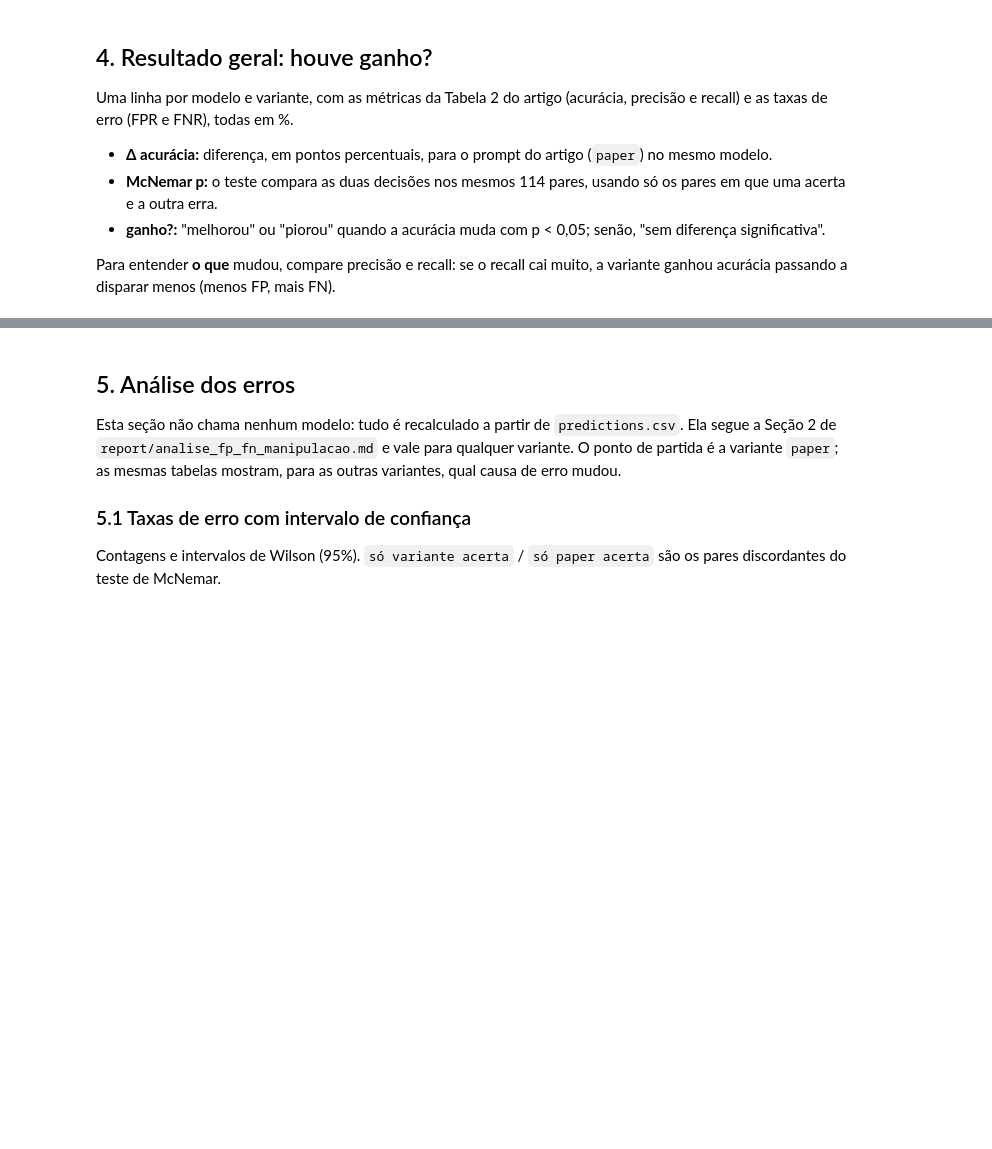
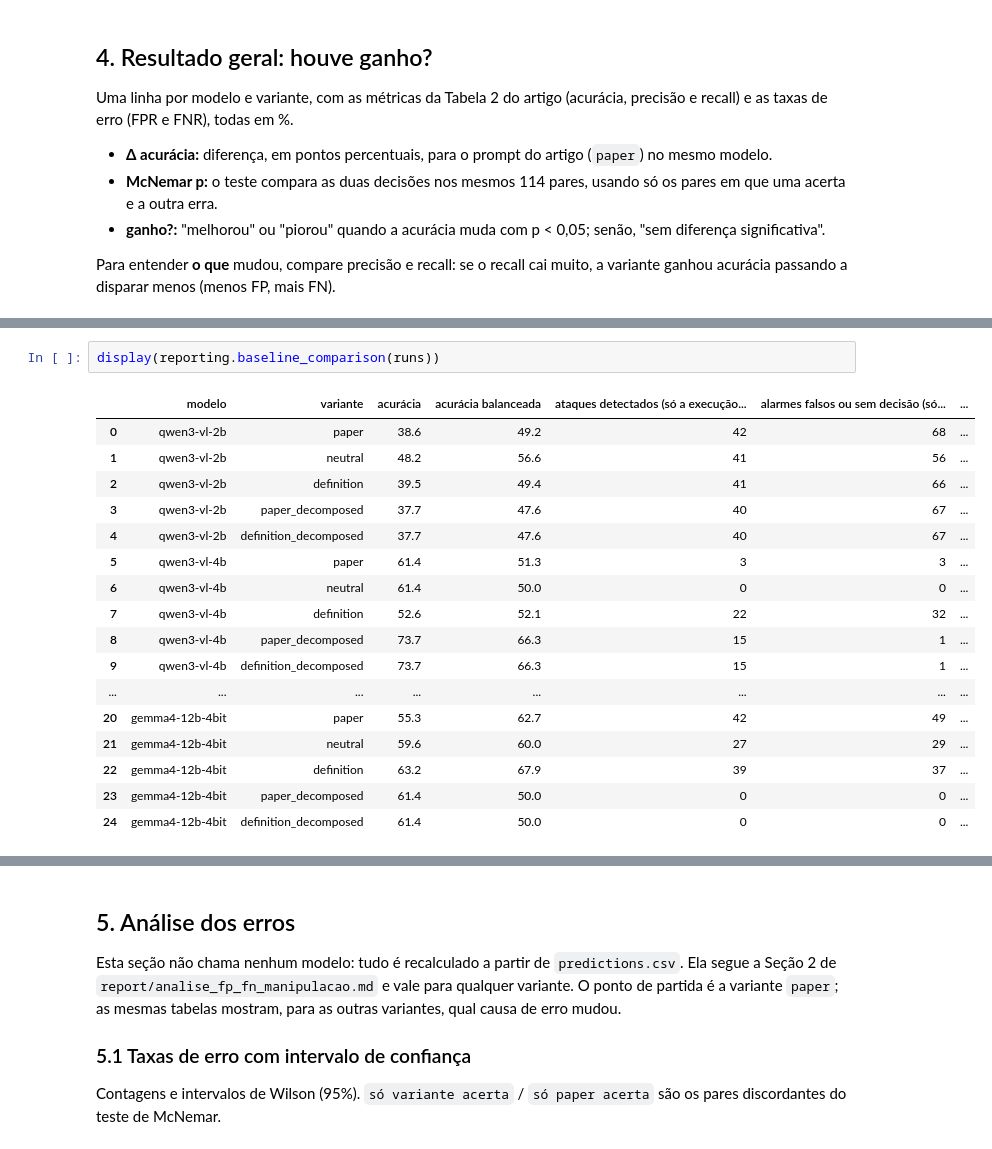
Before and after one commit to lucascouri2/viddar_rep, a Jupyter notebook: notebooks/benchmark_manipulacao.ipynb, the cells around one changed output, grey strips where cells are left out. Drawn from its saved outputs; the diff is of its cells as text; blank space fills up the shorter version.

```diff
--- a/notebooks/benchmark_manipulacao.ipynb
+++ b/notebooks/benchmark_manipulacao.ipynb
@@ -197,0 +297,20 @@ display(reporting.paper_reference())
+# %%
+display(reporting.baseline_comparison(runs))
+# %% [output]
+|  | modelo | variante | acurácia | acurácia balanceada | ataques detectados (só a execução... | alarmes falsos ou sem decisão (só... | ... |
+| 0 | qwen3-vl-2b | paper | 38.6 | 49.2 | 42 | 68 | ... |
+| 1 | qwen3-vl-2b | neutral | 48.2 | 56.6 | 41 | 56 | ... |
+| 2 | qwen3-vl-2b | definition | 39.5 | 49.4 | 41 | 66 | ... |
+| 3 | qwen3-vl-2b | paper_decomposed | 37.7 | 47.6 | 40 | 67 | ... |
+| 4 | qwen3-vl-2b | definition_decomposed | 37.7 | 47.6 | 40 | 67 | ... |
+| 5 | qwen3-vl-4b | paper | 61.4 | 51.3 | 3 | 3 | ... |
+| 6 | qwen3-vl-4b | neutral | 61.4 | 50.0 | 0 | 0 | ... |
+| 7 | qwen3-vl-4b | definition | 52.6 | 52.1 | 22 | 32 | ... |
+| 8 | qwen3-vl-4b | paper_decomposed | 73.7 | 66.3 | 15 | 1 | ... |
+| 9 | qwen3-vl-4b | definition_decomposed | 73.7 | 66.3 | 15 | 1 | ... |
+| ... | ... | ... | ... | ... | ... | ... | ... |
+| 20 | gemma4-12b-4bit | paper | 55.3 | 62.7 | 42 | 49 | ... |
+| 21 | gemma4-12b-4bit | neutral | 59.6 | 60.0 | 27 | 29 | ... |
+| 22 | gemma4-12b-4bit | definition | 63.2 | 67.9 | 39 | 37 | ... |
+| 23 | gemma4-12b-4bit | paper_decomposed | 61.4 | 50.0 | 0 | 0 | ... |
+| 24 | gemma4-12b-4bit | definition_decomposed | 61.4 | 50.0 | 0 | 0 | ... |
```
Also changed, not shown: parts of 42 cells of this notebook, 10 other files.
